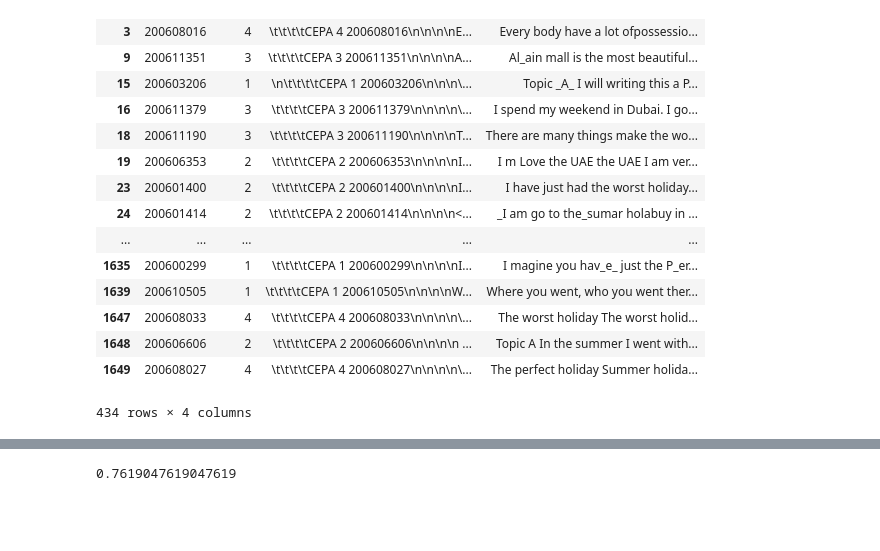
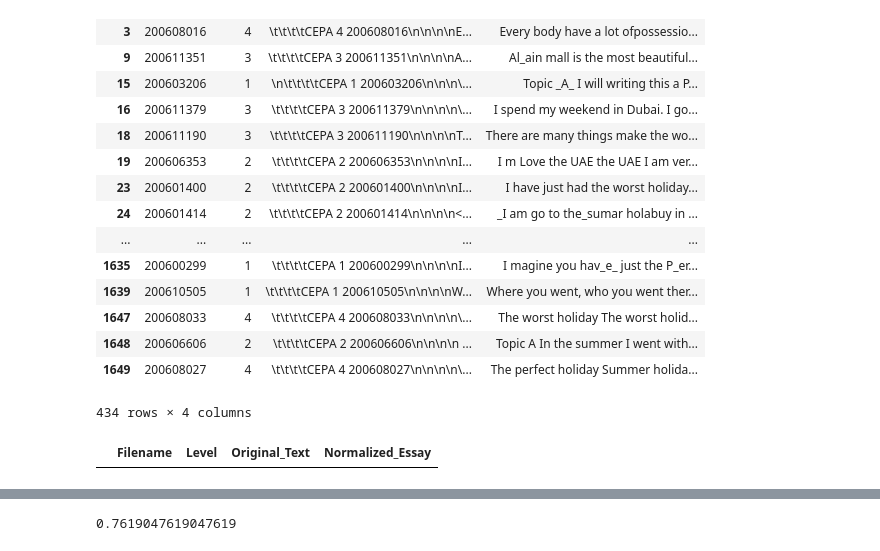
Before and after one commit to Data-Science-for-Linguists-2019/ESL-Article-Acquisition, a Jupyter notebook: exploratory-analysis/BALC_clean.ipynb, the cells around one changed output, grey strips where cells are left out. Saved outputs shown, nothing was run; the diff lists cells and outputs as text; code cells hidden in the pictures; blank space fills up the shorter version.

```diff
--- a/exploratory-analysis/BALC_clean.ipynb
+++ b/exploratory-analysis/BALC_clean.ipynb
@@ -283,3 +334,7 @@ cepa_df[cepa_df.Normalized_Essay.str.contains(r'_\w{2,}')]
 | 1648 | 200606606 | 2 | \t\t\t\tCEPA 2 200606606\n\n\n\n ... | Topic A In the summer I went with... |
 | 1649 | 200608027 | 4 | \t\t\t\tCEPA 4 200608027\n\n\n\n\... | The perfect holiday Summer holida... |
 434 rows × 4 columns
+# %%
+cepa_df[cepa_df.Normalized_Essay.str.contains(r'[<>]')]
+# %% [output]
+|  | Filename | Level | Original_Text | Normalized_Essay |
```
Also changed, not shown: parts of 44 cells of this notebook.
